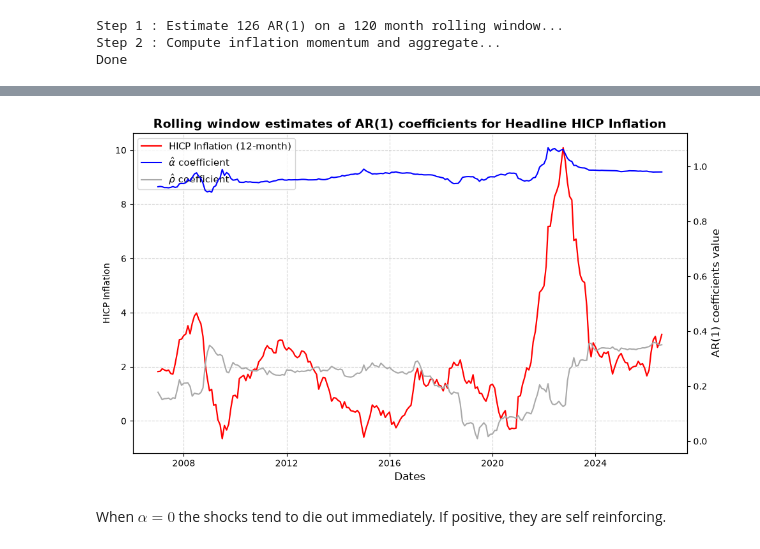
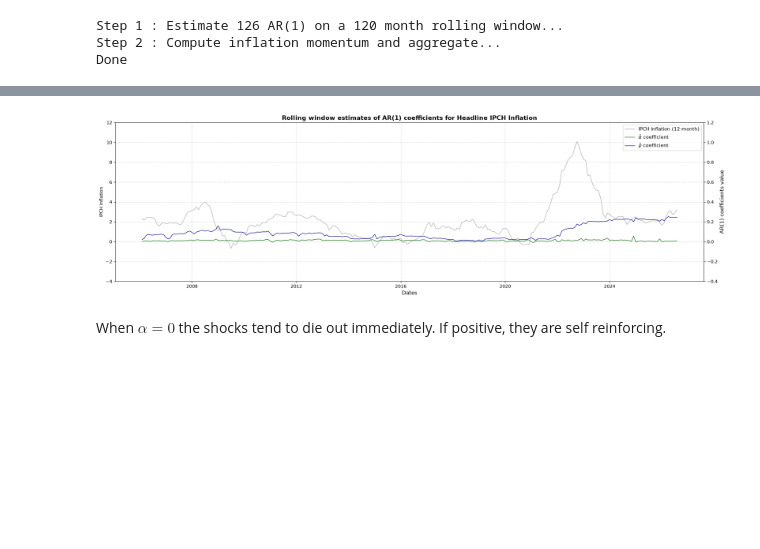
Before and after one commit to Lea-Gosselin/ismi-index, a Jupyter notebook: mainEA.ipynb, the cells around one changed output, grey strips where cells are left out. Drawn from its saved outputs; the diff is of its cells as text; code cells hidden in the pictures; blank space fills up the shorter version.

```diff
--- a/mainEA.ipynb
+++ b/mainEA.ipynb
@@ -13,10 +13,15 @@ niv = '3'
 colHicp = "INX"
 
 # Unchained other items
-dfICP = pd.read_parquet(f"input/EAunchainedItemsLvl{niv}.parquet")
-dfW = pd.read_parquet(f"input/EAnormedWeightsLvl{niv}.parquet")
+# dfICP = pd.read_parquet(f"input/EAunchainedItemsLvl{niv}.parquet")
+# dfW = pd.read_parquet(f"input/EAnormedWeightsLvl{niv}.parquet")
+dfICP = pd.read_parquet(f"input/EArawItemsLvl{niv}.parquet")
+dfW = pd.read_parquet(f"input/EArawWeightsLvl{niv}.parquet")
 # %%
-# We compute inflation rates on Unchained items - 12-month inflation rate (deals mostly with seasonality) - monthly frequency
-dfInflation = np.log(dfICP).diff(12)[12:]
-InflTot = dfInflation["INX"].to_frame()
+# We compute headline inflation (HICP variation over a 12-month period)
+headline = np.log(dfICP["INX"]).diff(12)[1:]*100  # Inflation headline annuelle glissante
+
+# We compute monthly inflation rates on Unchained items
+dfInflation = np.log(dfICP).diff(1)[1:]*100
+InflTot = dfInflation["INX"].to_frame()         # To replicate Figure A1
 dfInflation = dfInflation.drop("INX",axis=1)
@@ -111,51 +71,9 @@ HICP["A"] = aCoef.values
 HICP["Rho"] = rhoCoef.values
 HICP = HICP.dropna()
 # %%
-# Plot
-fig, ax1 = plt.subplots(figsize=(10, 6))
-
-# --- Left axis (HICP inflation - 12-month) ---
-ax1.plot(
-    HICP["INX"]*100,
-    label="HICP Inflation (12-month)",
-    color="red",
-    linewidth=1.6,
-)
-
-ax1.set_xlabel("Dates", fontsize=12)
-ax1.set_ylabel("HICP Inflation")
-ax1.grid(True, linestyle="--", alpha=0.5)
-
-# --- Right axis (AR coefficients) ---
-ax2 = ax1.twinx()
-
-ax2.plot(
-    HICP["A"],
-    label=r'$\hat \alpha$ coefficient',
-    color="blue",
-    linewidth=1.5,
-)
-
-ax2.plot(
-    HICP["Rho"],
-    label=r'$\hat \rho$ coefficient',
-    color="darkgrey",
-    linewidth=1.5,
-)
-
-ax2.set_ylabel("AR(1) coefficients value", fontsize=12)
-ax2.tick_params(axis="y")
-
-# --- Title, legend ---
-plt.title("Rolling window estimates of AR(1) coefficients for Headline HICP Inflation", fontsize=14, fontweight="bold")
-
-lines1, labels1 = ax1.get_legend_handles_labels()
-lines2, labels2 = ax2.get_legend_handles_labels()
-ax1.legend(lines1 + lines2, labels1 + labels2, loc="best", fontsize=11)
-
-plt.tight_layout()
-plt.show()
+# Appendix A1
+figures.figA1Paper(headline.iloc[120:], HICP,"IPCH")
 # %% [output]
-[figure, old version]
+[figure, new version]
 # %% [markdown]
 When $\alpha = 0$ the shocks tend to die out immediately. If positive, they are self reinforcing.
```
Also changed, not shown: parts of 5 cells of this notebook, 16 other files.
